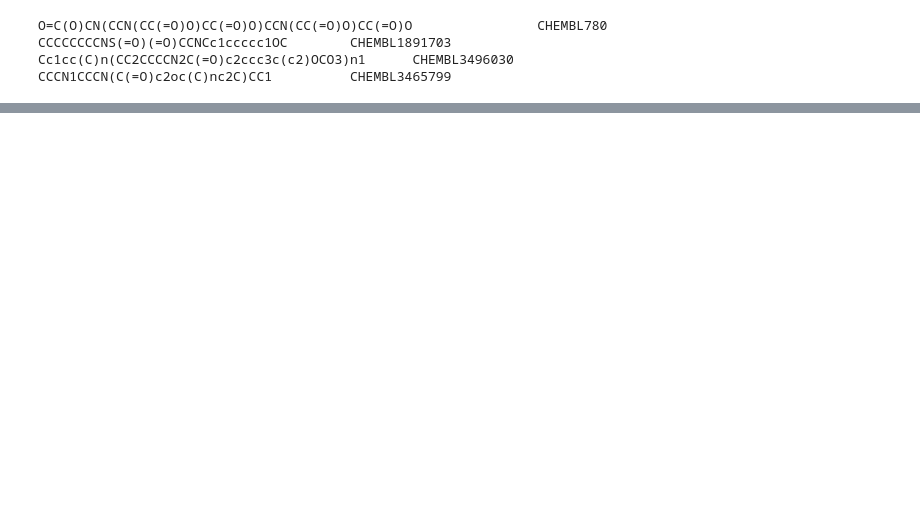
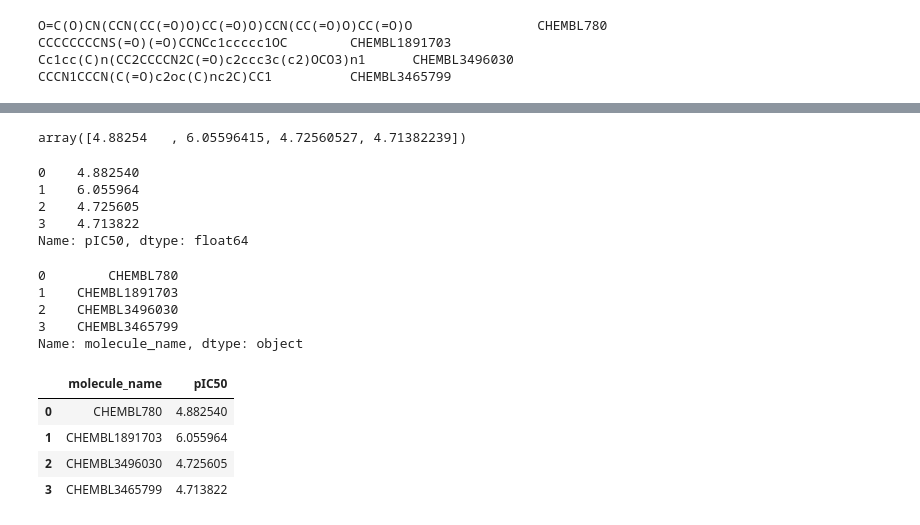
Before and after one commit to AnVales/Drug-discovery-part-2, a Jupyter notebook: drug_discovery_7.ipynb, the cells around one changed output, grey strips where cells are left out. Drawn from its saved outputs; the diff is of its cells as text; code cells hidden in the pictures; blank space fills up the shorter version.

```diff
--- a/drug_discovery_7.ipynb
+++ b/drug_discovery_7.ipynb
@@ -106,0 +175,37 @@ X
+# %%
+# Read the model
+load_model = pickle.load(open('genital_herpes_model.pkl', 'rb'))
+# %%
+# Predict the pIC50
+prediction = load_model.predict(X_descr)
+prediction
+# %% [output]
+array([4.88254   , 6.05596415, 4.72560527, 4.71382239])
+# %%
+prediction_output = pd.Series(prediction, name='pIC50')
+prediction_output
+# %% [output]
+0    4.882540
+1    6.055964
+2    4.725605
+3    4.713822
+Name: pIC50, dtype: float64
+# %%
+molecule_name = pd.Series(X['Name'], name='molecule_name')
+molecule_name
+# %% [output]
+0        CHEMBL780
+1    CHEMBL1891703
+2    CHEMBL3496030
+3    CHEMBL3465799
+Name: molecule_name, dtype: object
+# %%
+# Predicted values
+bioactivity_pred = pd.concat([molecule_name, prediction_output], axis=1)
+bioactivity_pred
+# %% [output]
+|  | molecule_name | pIC50 |
+| 0 | CHEMBL780 | 4.882540 |
+| 1 | CHEMBL1891703 | 6.055964 |
+| 2 | CHEMBL3496030 | 4.725605 |
+| 3 | CHEMBL3465799 | 4.713822 |
```
Also changed, not shown: parts of 13 cells of this notebook.
